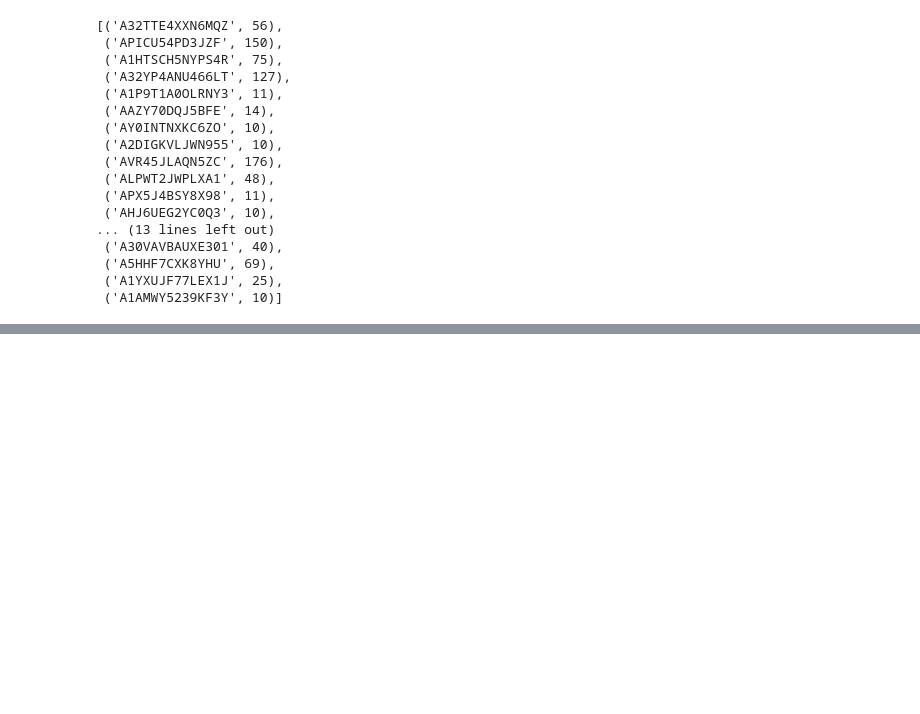
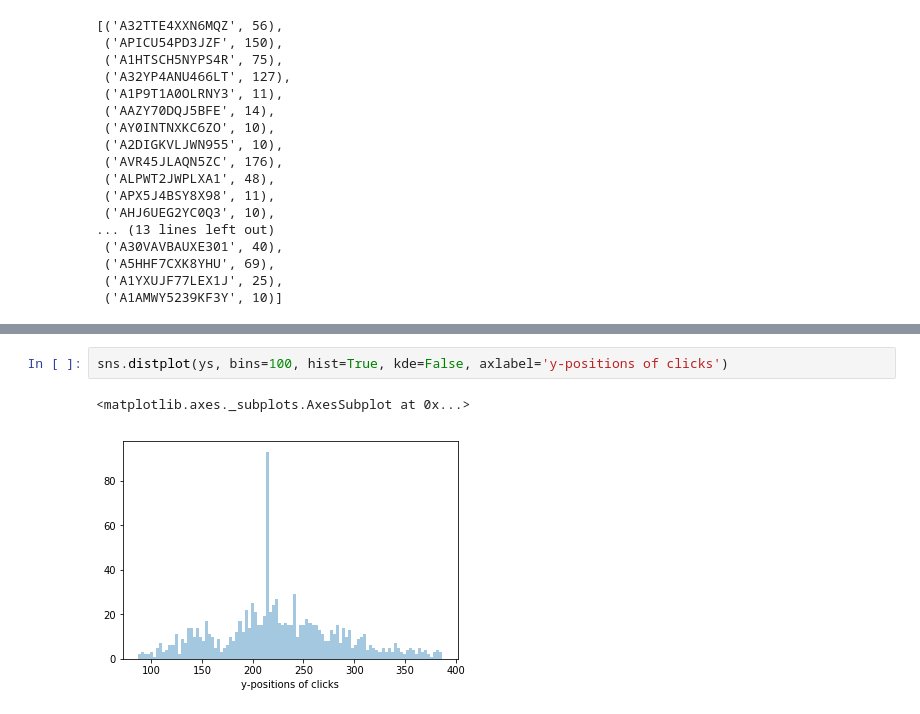
Before and after one commit to pzp1997/crowd-art, a Jupyter notebook: src/animate/heatmap_animate.ipynb, the cells around one changed output, grey strips where cells are left out. Drawn from its saved outputs; the diff is of its cells as text; blank space fills up the shorter version.

```diff
--- a/src/animate/heatmap_animate.ipynb
+++ b/src/animate/heatmap_animate.ipynb
@@ -166,0 +176,5 @@ array([1., 1., 1., 1., 1., 1., 1., 1., 1., 1., 1., 1., 1., 1., 1., 1., 1.,
+# %%
+sns.distplot(ys, bins=100, hist=True, kde=False, axlabel='y-positions of clicks')
+# %% [output]
+<matplotlib.axes._subplots.AxesSubplot at 0x...>
+[figure, added]
```
Also changed, not shown: parts of 13 cells of this notebook.
